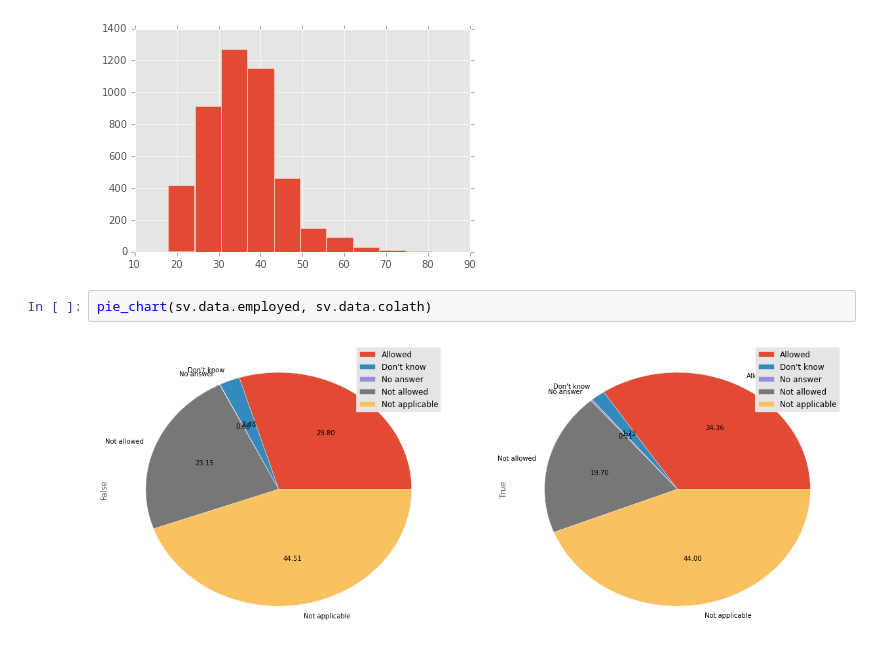
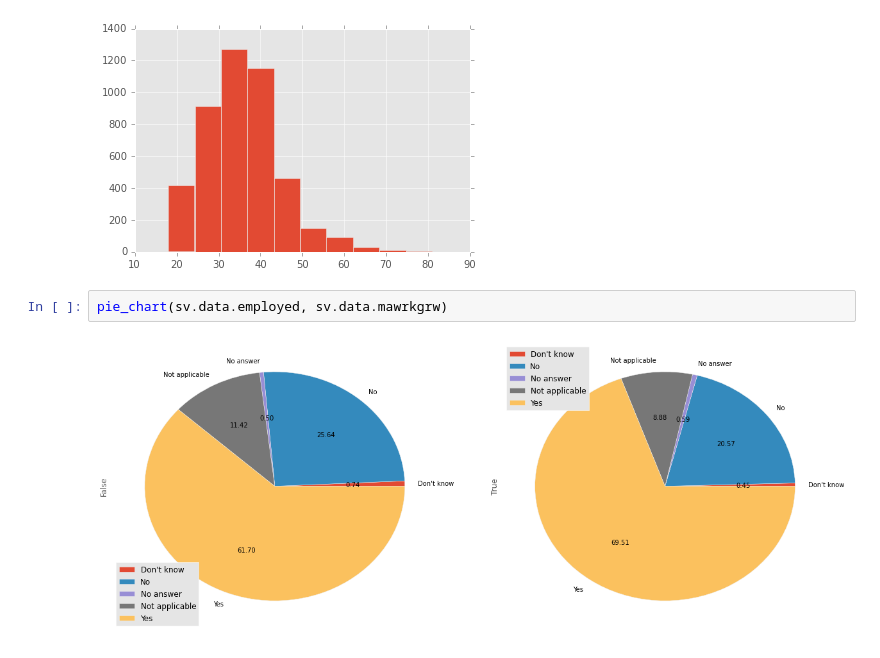
Before and after one commit to banjopickin/women_workforce, a Jupyter notebook: tidy_survey.ipynb, the cells around one changed output. Drawn from its saved outputs; the diff is of its cells as text.

```diff
--- a/tidy_survey.ipynb
+++ b/tidy_survey.ipynb
@@ -136,6 +136,6 @@ sv.data.age.hist()
 <matplotlib.axes._subplots.AxesSubplot at 0x...>
 [figure]
 # %%
-pie_chart(sv.data.employed, sv.data.colath)
+pie_chart(sv.data.employed, sv.data.mawrkgrw)
 # %% [output]
-[figure, old version]
+[figure, new version]
```
